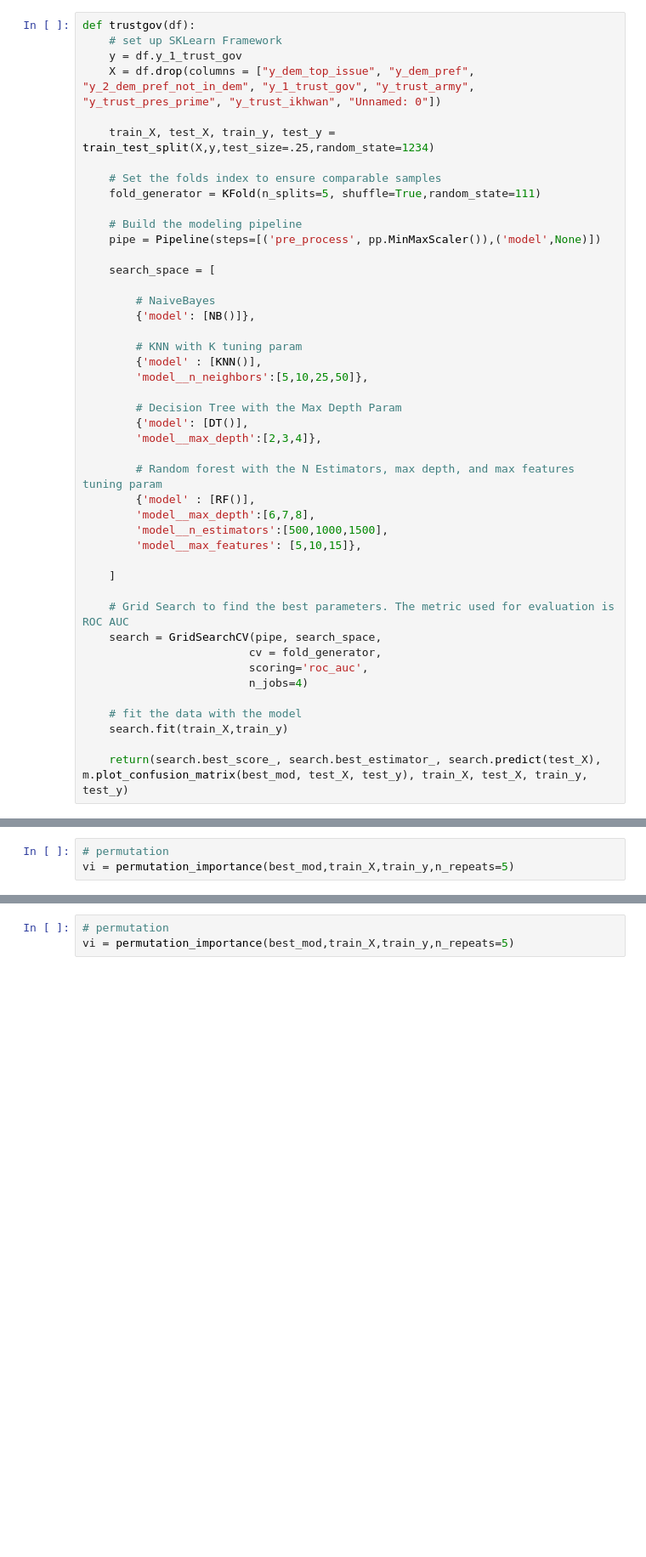
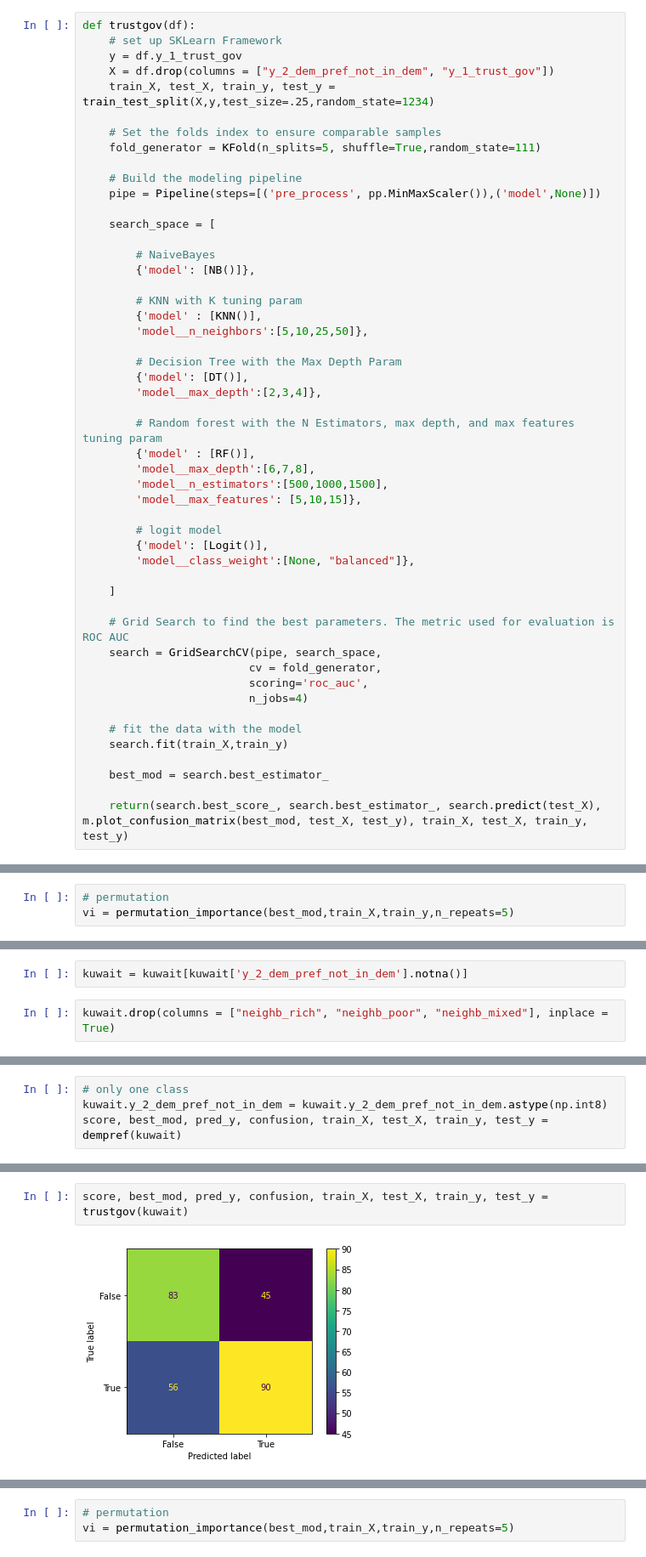
Before and after one commit to tliptrot/ML-repression-study, a Jupyter notebook: Function.ipynb, the cells around one changed output, grey strips where cells are left out. Shown at 85% size. Cells and saved outputs as stored; diff of their text form; blank space fills up the shorter version.

Commit message:
Logit model

```diff
--- a/Function.ipynb
+++ b/Function.ipynb
@@ -92,8 +108,7 @@ def dempref(df):
 def trustgov(df):
     # set up SKLearn Framework
     y = df.y_1_trust_gov
-    X = df.drop(columns = ["y_dem_top_issue", "y_dem_pref", "y_2_dem_pref_not_in_dem", "y_1_trust_gov", "y_trust_army", "y_trust_pres_prime", "y_trust_ikhwan", "Unnamed: 0"])
-
+    X = df.drop(columns = ["y_2_dem_pref_not_in_dem", "y_1_trust_gov"])
     train_X, test_X, train_y, test_y = train_test_split(X,y,test_size=.25,random_state=1234)
 
     # Set the folds index to ensure comparable samples
@@ -121,6 +136,10 @@ def trustgov(df):
         'model__n_estimators':[500,1000,1500],
         'model__max_features': [5,10,15]},
 
+        # logit model
+        {'model': [Logit()],
+        'model__class_weight':[None, "balanced"]},
+
     ]
 
     # Grid Search to find the best parameters. The metric used for evaluation is ROC AUC
@@ -132,6 +151,8 @@ def trustgov(df):
     # fit the data with the model
     search.fit(train_X,train_y)
 
+    best_mod = search.best_estimator_
+
     return(search.best_score_, search.best_estimator_, search.predict(test_X), m.plot_confusion_matrix(best_mod, test_X, test_y), train_X, test_X, train_y, test_y)
 # %%
 score, best_mod, pred_y, confusion, train_X, test_X, train_y, test_y = dempref(jordan)
@@ -213,0 +317,4 @@ trustgov(kuwait)
+# %%
+kuwait = kuwait[kuwait['y_2_dem_pref_not_in_dem'].notna()]
+# %%
+kuwait.drop(columns = ["neighb_rich", "neighb_poor", "neighb_mixed"], inplace = True)
@@ -213,0 +342,4 @@ trustgov(kuwait)
+# %%
+# only one class
+kuwait.y_2_dem_pref_not_in_dem = kuwait.y_2_dem_pref_not_in_dem.astype(np.int8)
+score, best_mod, pred_y, confusion, train_X, test_X, train_y, test_y = dempref(kuwait)
@@ -213,0 +366,4 @@ trustgov(kuwait)
+# %%
+score, best_mod, pred_y, confusion, train_X, test_X, train_y, test_y = trustgov(kuwait)
+# %% [output]
+[figure, added]
```
Also changed, not shown: parts of 84 cells of this notebook.
